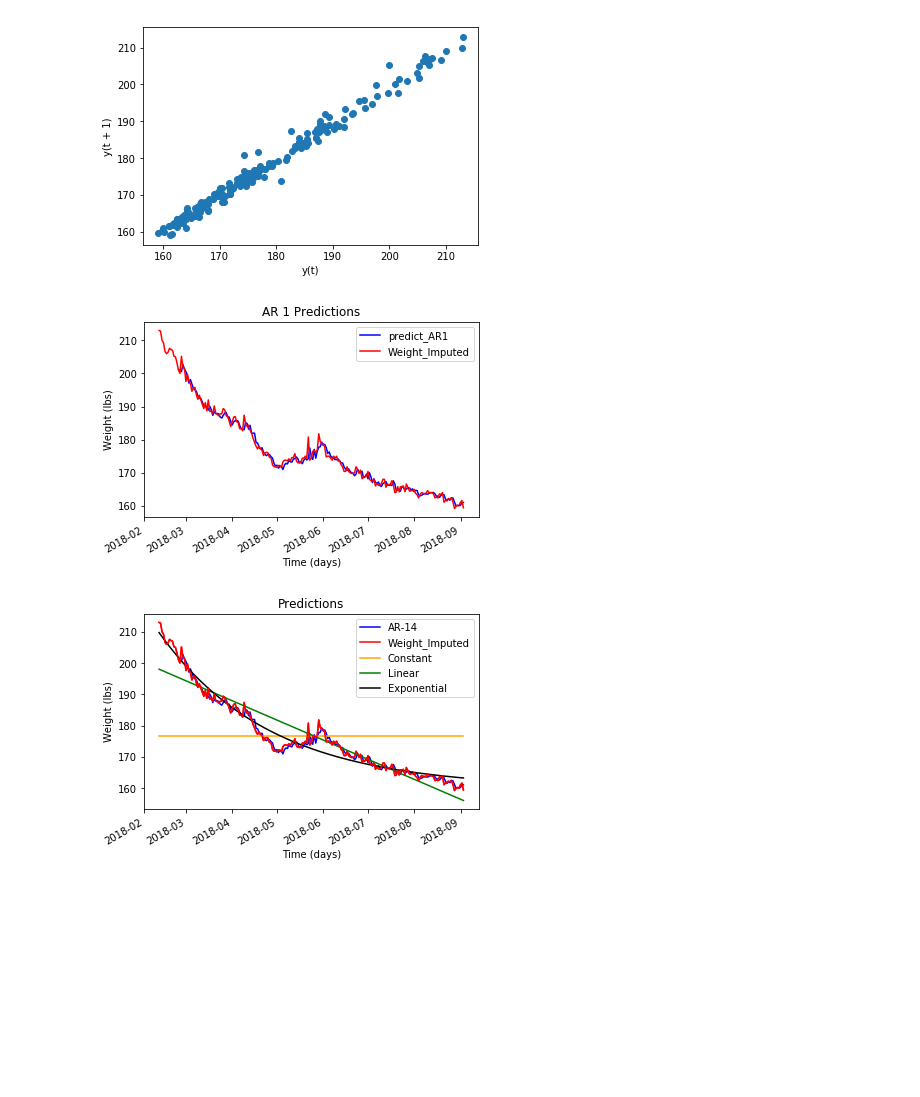
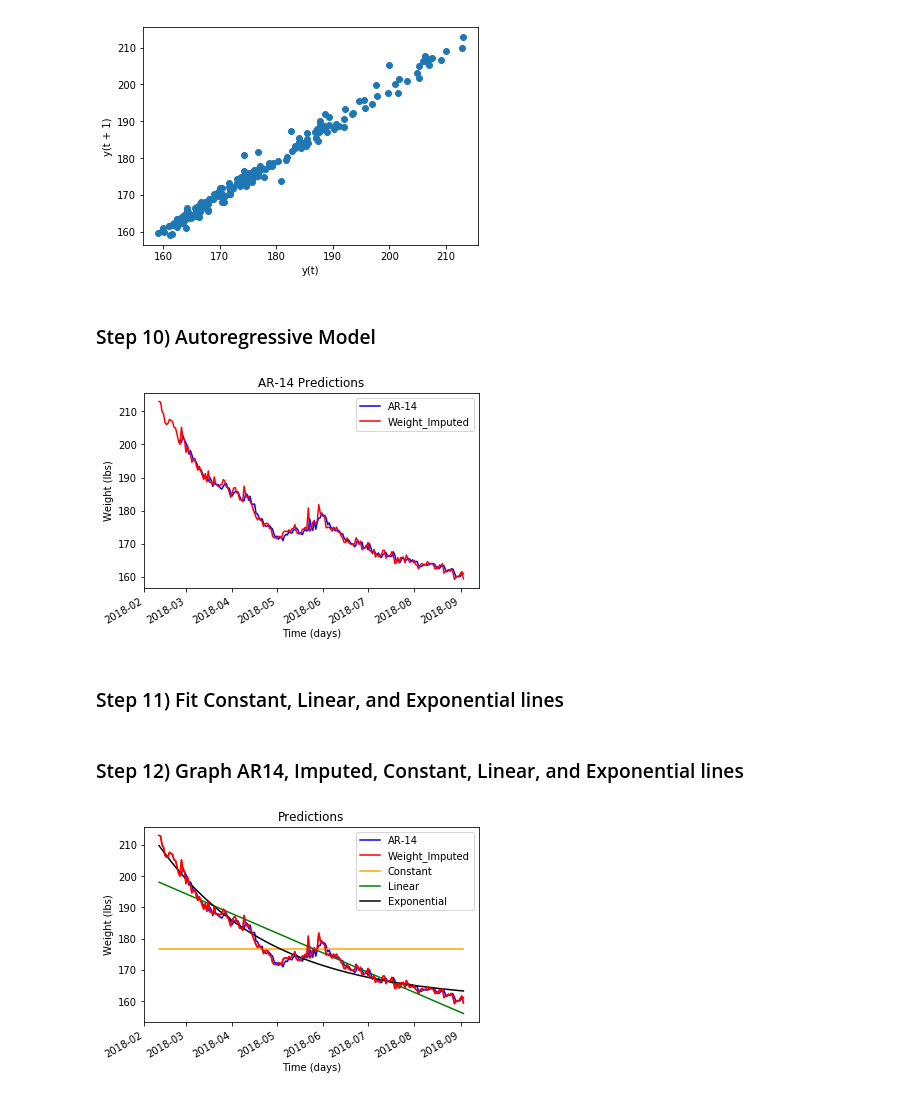
Before and after one commit to jamesijw23/JupyterNotebookworkflow, a Jupyter notebook: Week 3 Blog_Notes.ipynb, the cells around one changed output. Drawn from its saved outputs; the diff is of its cells as text; code cells hidden in the pictures; blank space fills up the shorter version.

```diff
--- a/Week 3 Blog_Notes.ipynb
+++ b/Week 3 Blog_Notes.ipynb
@@ -342,38 +317,40 @@ lag_plot(imputed_weight)
 savefig('Auto_correlation_method_3.png')
 # %% [output]
 [figure]
+# %% [markdown]
+### Step 10) Autoregressive Model
 # %%
 ##-------------------------------------
-## Step 10: Autoregressive Model
+## Step 10) Autoregressive Model
 ##-------------------------------------
-
-
-
 # Train Autoregression Model 1
 X = imputed_weight.tolist()
 model_AR1 = AR(X)
 model_fit_AR1 = model_AR1.fit()
 
 ## Best Lag Number
 num_lag = model_fit_AR1.k_ar
 
 ## Missing Based on Lag number
 miss_lag = np.full((num_lag), np.nan).tolist()
 ## Predict Autoregression Model 1
 mf_AR1_predict = model_fit_AR1.predict(dynamic=False).tolist()
 weight['predict_AR1'] =miss_lag + mf_AR1_predict
 
 
 ax10 = weight.plot(y='predict_AR1',
-                   title = 'AR 1 Predictions',
+                   title = 'AR-14 Predictions',
                    color='blue')
 ax10 = weight.plot(y='Weight_Imputed',
                    color='red',ax=ax10)
 ax10.set_xlabel('Time (days)')
 ax10.set_ylabel('Weight (lbs)')
-savefig('AutoRegressiveModel_1.png')
+ax10.legend(['AR-14', 'Weight_Imputed'])
+savefig('AutoRegressiveModel_2.png')
 # %% [output]
-[figure, old version]
+[figure, new version]
+# %% [markdown]
+### Step 11) Fit Constant, Linear, and Exponential lines
 # %%
 ##------------------------------------
 ## Step 11) Fit Constant, Linear, and Exponential lines
@@ -395,4 +372,6 @@ weight['constant_weight'] = weight['Weight'].mean()
 weight['linear_weight'] = line_func(x, *popt_line)
 ## Exponential Weight
 weight['exponential_weight'] = expo_func(x, *popt_expo)
+# %% [markdown]
+### Step 12) Graph AR14, Imputed, Constant, Linear, and Exponential lines
 # %%
```
Also changed, not shown: parts of 30 cells of this notebook.
